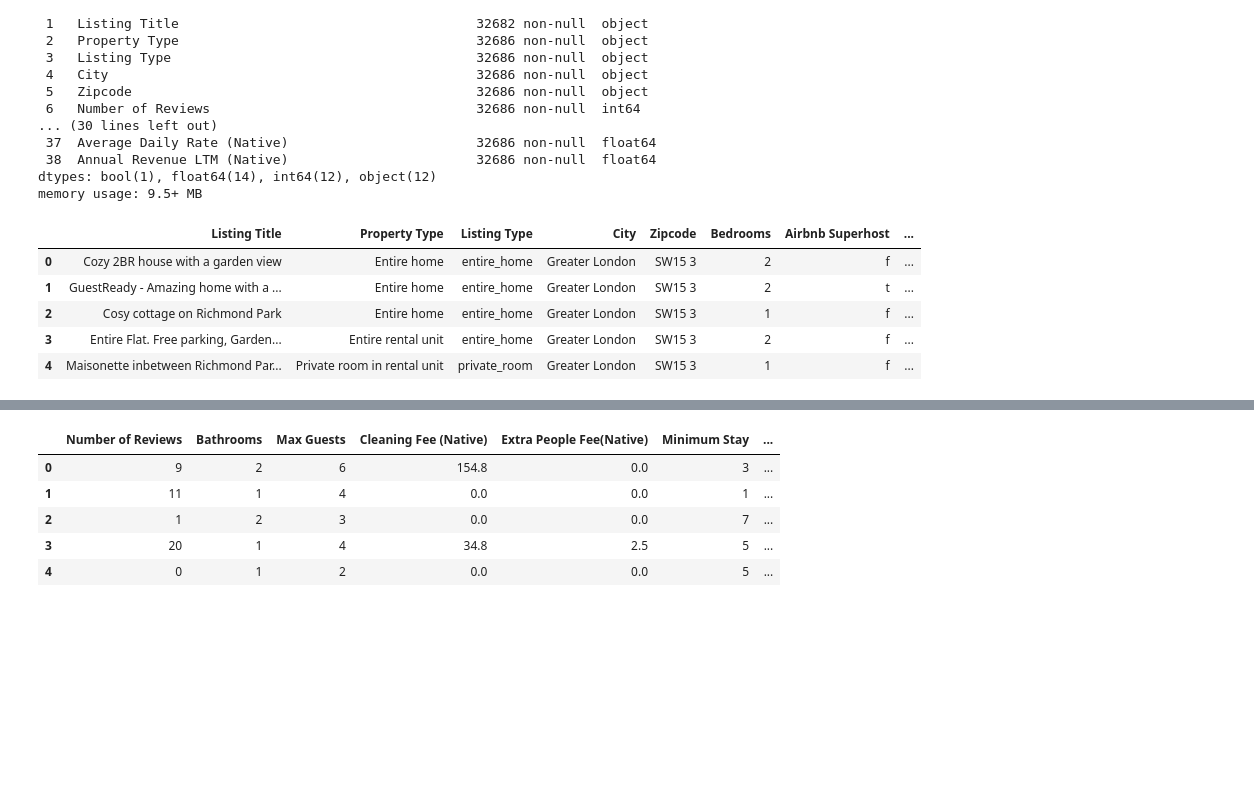
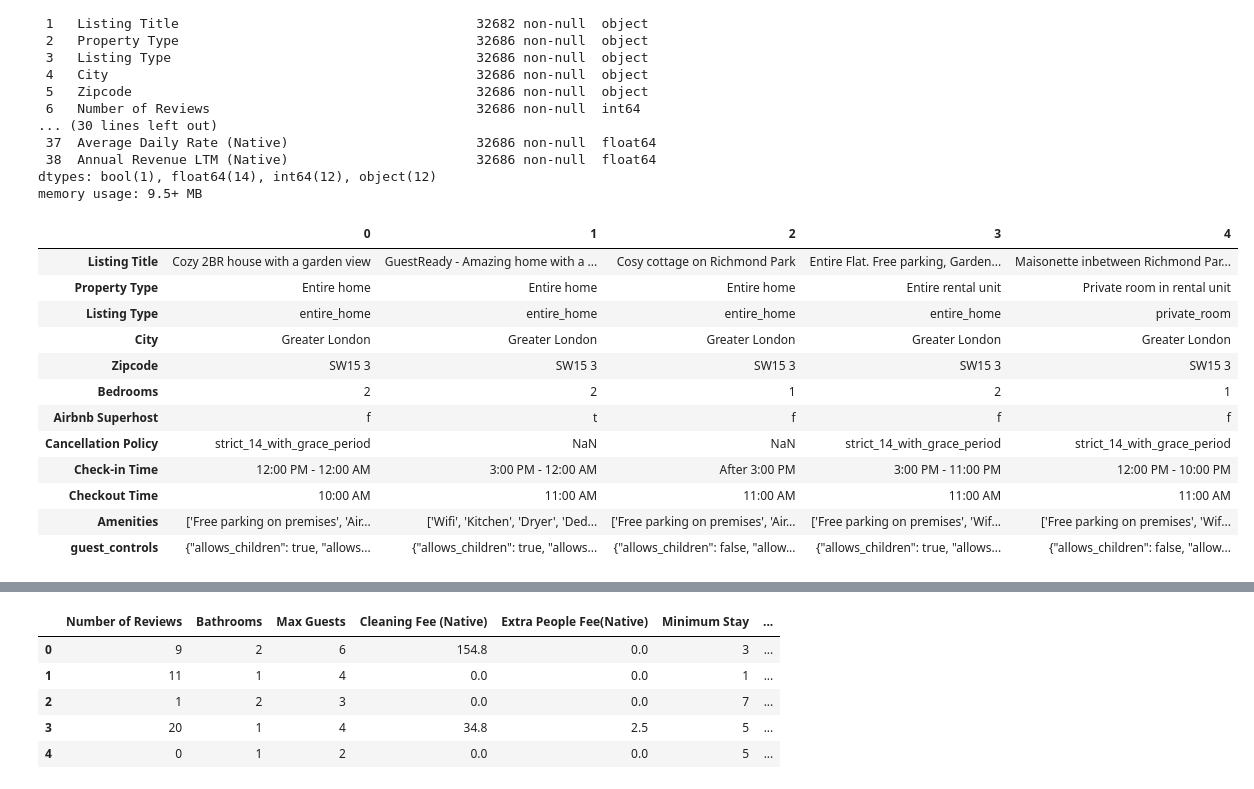
Before and after one commit to BMedlam/Accounting-For-Taste, a Jupyter notebook: Pre-processing - Capstone.ipynb, the cells around one changed output, grey strips where cells are left out. Cells and saved outputs as stored; diff of their text form; code cells hidden in the pictures; blank space fills up the shorter version.

```diff
--- a/Pre-processing - Capstone.ipynb
+++ b/Pre-processing - Capstone.ipynb
@@ -56,13 +38,20 @@ cat_cols = airbnb_ldn.select_dtypes(include='object')
 num_cols = airbnb_ldn.select_dtypes(exclude='object')
 # %%
 # View categorical columns
-cat_cols.head()
+cat_cols.head().T
 # %% [output]
-|  | Listing Title | Property Type | Listing Type | City | Zipcode | Bedrooms | Airbnb Superhost | ... |
-| 0 | Cozy 2BR house with a garden view | Entire home | entire_home | Greater London | SW15 3 | 2 | f | ... |
-| 1 | GuestReady - Amazing home with a ... | Entire home | entire_home | Greater London | SW15 3 | 2 | t | ... |
-| 2 | Cosy cottage on Richmond Park | Entire home | entire_home | Greater London | SW15 3 | 1 | f | ... |
-| 3 | Entire Flat. Free parking, Garden... | Entire rental unit | entire_home | Greater London | SW15 3 | 2 | f | ... |
-| 4 | Maisonette inbetween Richmond Par... | Private room in rental unit | private_room | Greater London | SW15 3 | 1 | f | ... |
+|  | 0 | 1 | 2 | 3 | 4 |
+| Listing Title | Cozy 2BR house with a garden view | GuestReady - Amazing home with a ... | Cosy cottage on Richmond Park | Entire Flat. Free parking, Garden... | Maisonette inbetween Richmond Par... |
+| Property Type | Entire home | Entire home | Entire home | Entire rental unit | Private room in rental unit |
+| Listing Type | entire_home | entire_home | entire_home | entire_home | private_room |
+| City | Greater London | Greater London | Greater London | Greater London | Greater London |
+| Zipcode | SW15 3 | SW15 3 | SW15 3 | SW15 3 | SW15 3 |
+| Bedrooms | 2 | 2 | 1 | 2 | 1 |
+| Airbnb Superhost | f | t | f | f | f |
+| Cancellation Policy | strict_14_with_grace_period | NaN | NaN | strict_14_with_grace_period | strict_14_with_grace_period |
+| Check-in Time | 12:00 PM - 12:00 AM | 3:00 PM - 12:00 AM | After 3:00 PM | 3:00 PM - 11:00 PM | 12:00 PM - 10:00 PM |
+| Checkout Time | 10:00 AM | 11:00 AM | 11:00 AM | 11:00 AM | 11:00 AM |
+| Amenities | ['Free parking on premises', 'Air... | ['Wifi', 'Kitchen', 'Dryer', 'Ded... | ['Free parking on premises', 'Air... | ['Free parking on premises', 'Wif... | ['Free parking on premises', 'Wif... |
+| guest_controls | {"allows_children": true, "allows... | {"allows_children": true, "allows... | {"allows_children": false, "allow... | {"allows_children": true, "allows... | {"allows_children": false, "allow... |
 # %%
 # View numerical columns:
```
Also changed, not shown: parts of 4 cells of this notebook.
